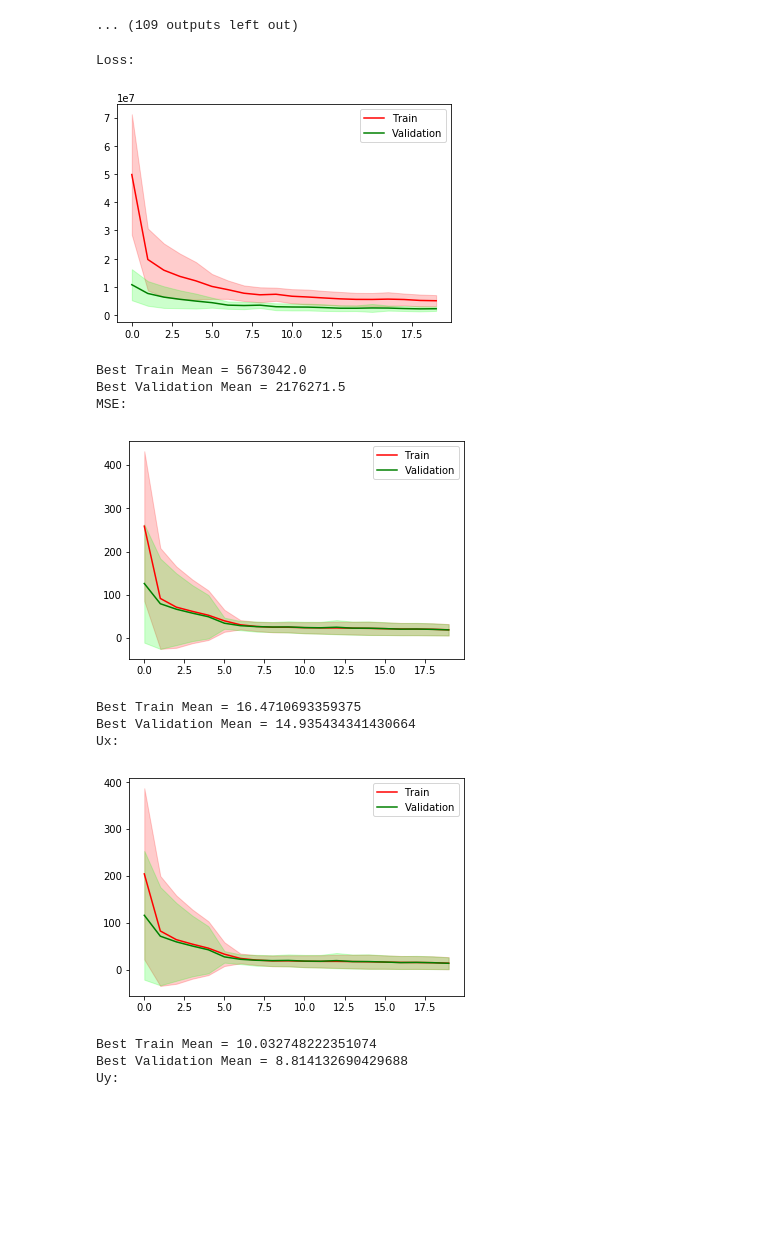
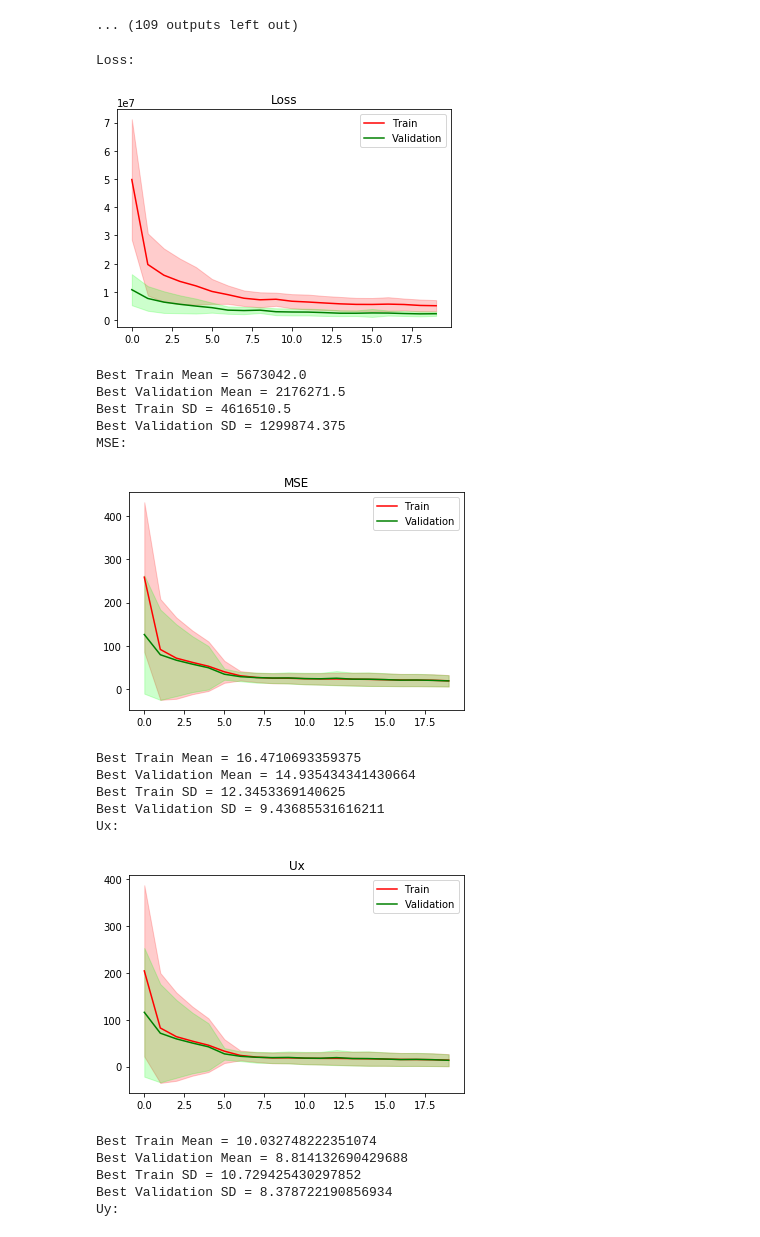
Before and after one commit to mdribeiro/DeepCFD, a Jupyter notebook: Evaluate.ipynb, the cells around one changed output. Saved outputs shown, nothing was run; the diff lists cells and outputs as text; code cells hidden in the pictures; blank space fills up the shorter version.

```diff
--- a/Evaluate.ipynb
+++ b/Evaluate.ipynb
@@ -250,12 +250,13 @@ test_uy_curves = torch.FloatTensor(test_uy_curves)
 train_p_curves = torch.FloatTensor(train_p_curves)
 test_p_curves = torch.FloatTensor(test_p_curves)
 # %%
-def plot_curves(train, test):
+def plot_curves(train, test, title=""):
     train_mean = train.mean(dim=0)
     train_std = train.std(dim=0)
     test_mean = test.mean(dim=0)
     test_std = test.std(dim=0)
     plt.figure()
+    plt.title(title)
     plt.fill_between(np.arange(len(train_std)), train_mean + train_std, train_mean - train_std, color=(1, 0, 0, 0.2))
     plt.fill_between(np.arange(len(test_std)), test_mean + test_std, test_mean - test_std, color=(0, 1, 0, 0.2))
     plt.plot(train_mean, "-r", label='Train')
@@ -264,28 +265,36 @@ def plot_curves(train, test):
     plt.show()
     print("Best Train Mean = " + str(float(torch.mean(torch.min(train, dim=0)[0]))))
     print("Best Validation Mean = " + str(float(torch.mean(torch.min(test, dim=0)[0]))))
+    print("Best Train SD = " + str(float(torch.std(torch.min(train, dim=0)[0]))))
+    print("Best Validation SD = " + str(float(torch.std(torch.min(test, dim=0)[0]))))
 # %%
 print("Loss: ")
-plot_curves(train_loss_curves, test_loss_curves)
+plot_curves(train_loss_curves, test_loss_curves, "Loss")
 print("MSE: ")
-plot_curves(train_mse_curves, test_mse_curves)
+plot_curves(train_mse_curves, test_mse_curves, "MSE")
 print("Ux: ")
-plot_curves(train_ux_curves, test_ux_curves)
+plot_curves(train_ux_curves, test_ux_curves, "Ux")
 print("Uy: ")
-plot_curves(train_uy_curves, test_uy_curves)
+plot_curves(train_uy_curves, test_uy_curves, "Uy")
 print("p: ")
-plot_curves(train_p_curves, test_p_curves)
+plot_curves(train_p_curves, test_p_curves, "p")
 # %% [output]
 Loss:
-[figure, old version]
+[figure, new version]
 Best Train Mean = 5673042.0
 Best Validation Mean = 2176271.5
+Best Train SD = 4616510.5
+Best Validation SD = 1299874.375
 MSE:
-[figure, old version]
+[figure, new version]
 Best Train Mean = 16.4710693359375
 Best Validation Mean = 14.935434341430664
+Best Train SD = 12.3453369140625
+Best Validation SD = 9.43685531616211
 Ux:
-[figure, old version]
+[figure, new version]
 Best Train Mean = 10.032748222351074
 Best Validation Mean = 8.814132690429688
+Best Train SD = 10.729425430297852
+Best Validation SD = 8.378722190856934
 Uy:
```
Also changed, not shown: parts of 1 cell of this notebook.
